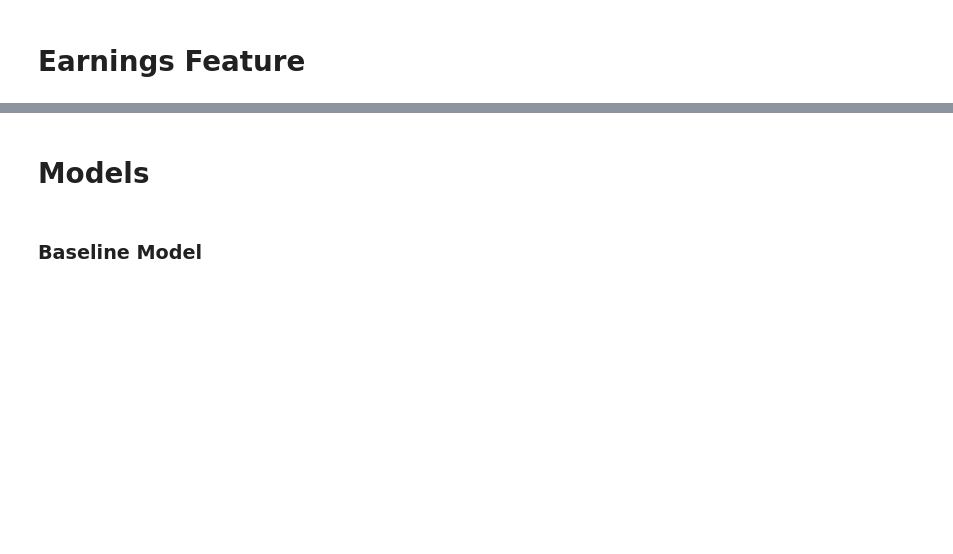
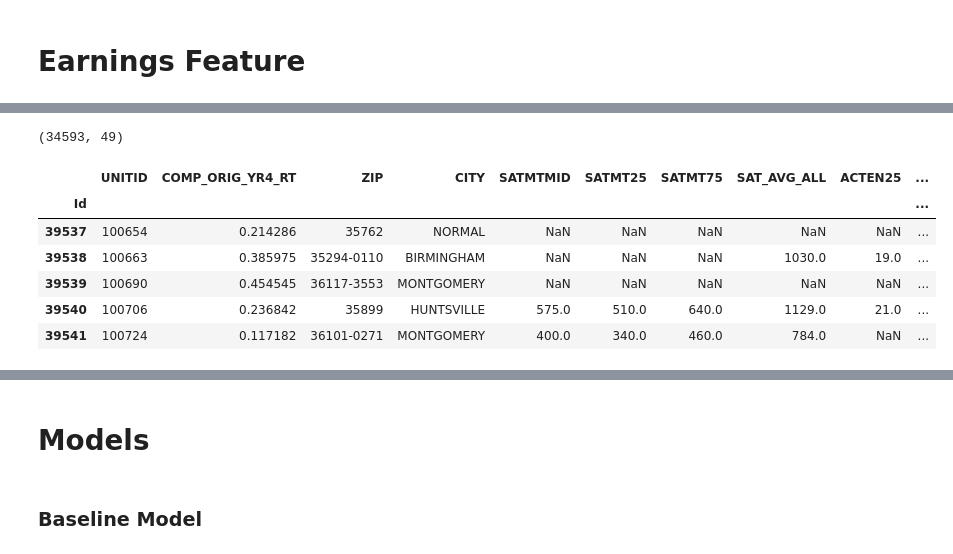
Before and after one commit to jesusbaquiax/college_graduation_rates, a Jupyter notebook: 01_preprocessing.ipynb, the cells around one changed output, grey strips where cells are left out. Drawn from its saved outputs; the diff is of its cells as text; code cells hidden in the pictures; blank space fills up the shorter version.

```diff
--- a/01_preprocessing.ipynb
+++ b/01_preprocessing.ipynb
@@ -940,0 +1295,33 @@ Below are the top five
+# %%
+# NEW SQL QUERY
+
+final_df = pd.read_sql("""
+SELECT Id, UNITID, COMP_ORIG_YR4_RT, ZIP, CITY, SATMTMID, SATMT25, SATMT75, SAT_AVG_ALL,
+ACTEN25, PCIP45, PCIP54, PCIP23, PCIP27, PCIP16, CIP51BACHL, CIP26BACHL, CIP29CERT4,
+CIP25CERT4, CIP10CERT4, UGDS_NRA, UGDS_ASIAN, UGDS_UNKN, UGDS_API, UGDS,
+TUITIONFEE_OUT, COSTT4_A, TUITIONFEE_IN, NPT45_PUB, NPT4_75UP_PUB, CUML_DEBT_P10, CUML_DEBT_P25,
+DEBT_MDN, CUML_DEBT_P75, IND_DEBT_MDN, COMP_ORIG_YR2_RT, LOAN_COMP_ORIG_YR2_RT,
+COMP_ORIG_YR3_RT, LOAN_COMP_ORIG_YR3_RT, MALE_COMP_ORIG_YR2_RT, MD_INC_RPY_1YR_RT,
+ HI_INC_RPY_3YR_RT, HI_INC_RPY_1YR_RT, MD_INC_RPY_5YR_RT, NOPELL_RPY_1YR_RT, pct10_earn_wne_p10,
+ mn_earn_wne_male1_p10, mn_earn_wne_indep0_p6, mn_earn_wne_inc1_p10, pct25_earn_wne_p10
+FROM Scorecard
+WHERE year BETWEEN 2002 AND 2012
+AND CURROPER = "Currently certified as operating"
+AND PREDDEG in ("Predominantly bachelor's-degree granting",
+                "Predominantly associate's-degree granting")
+;
+""", conn, index_col='Id')
+# %%
+final_df.shape
+# %% [output]
+(34593, 49)
+# %%
+final_df.head()
+# %% [output]
+|  | UNITID | COMP_ORIG_YR4_RT | ZIP | CITY | SATMTMID | SATMT25 | SATMT75 | SAT_AVG_ALL | ACTEN25 | ... |
+| Id |  |  |  |  |  |  |  |  |  | ... |
+| 39537 | 100654 | 0.214286 | 35762 | NORMAL | NaN | NaN | NaN | NaN | NaN | ... |
+| 39538 | 100663 | 0.385975 | 35294-0110 | BIRMINGHAM | NaN | NaN | NaN | 1030.0 | 19.0 | ... |
+| 39539 | 100690 | 0.454545 | 36117-3553 | MONTGOMERY | NaN | NaN | NaN | NaN | NaN | ... |
+| 39540 | 100706 | 0.236842 | 35899 | HUNTSVILLE | 575.0 | 510.0 | 640.0 | 1129.0 | 21.0 | ... |
+| 39541 | 100724 | 0.117182 | 36101-0271 | MONTGOMERY | 400.0 | 340.0 | 460.0 | 784.0 | NaN | ... |
```
Also changed, not shown: parts of 125 cells of this notebook, 6 other files.
